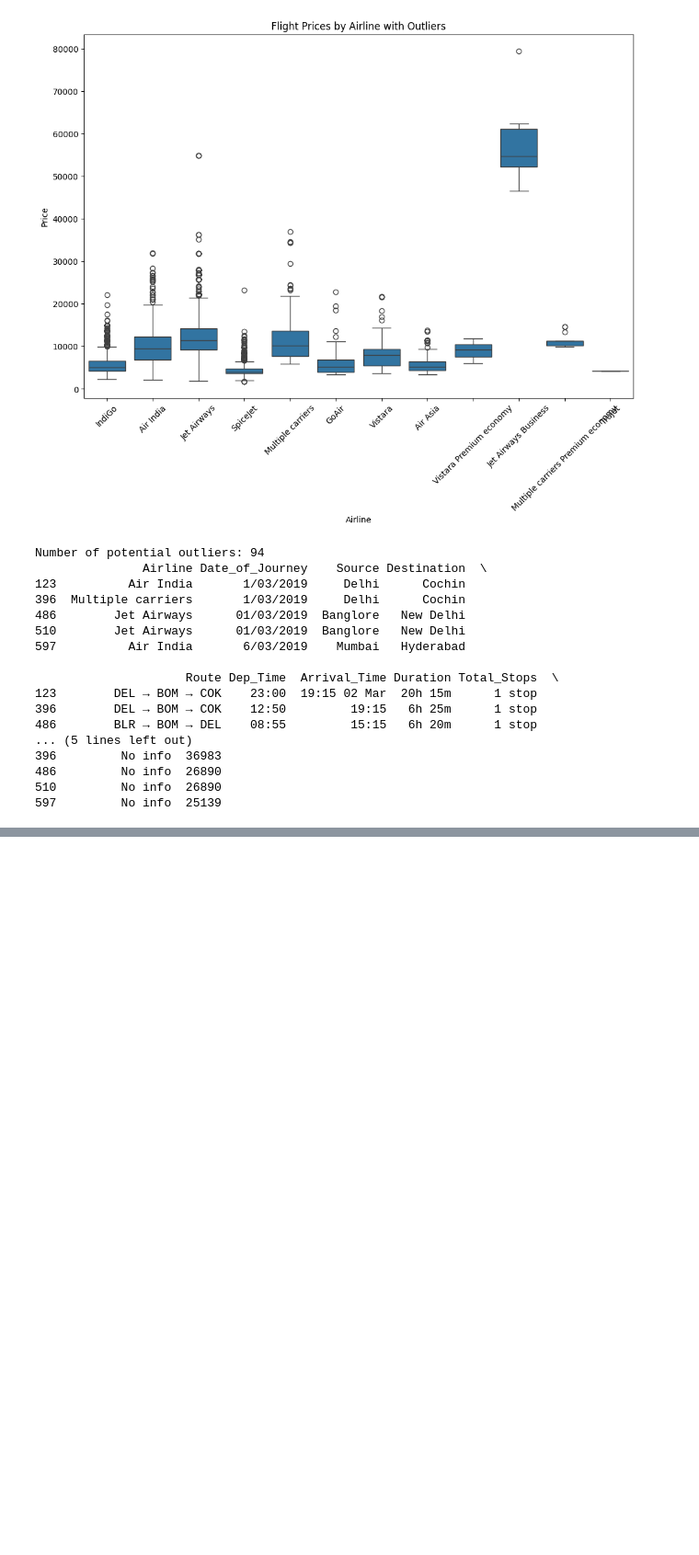
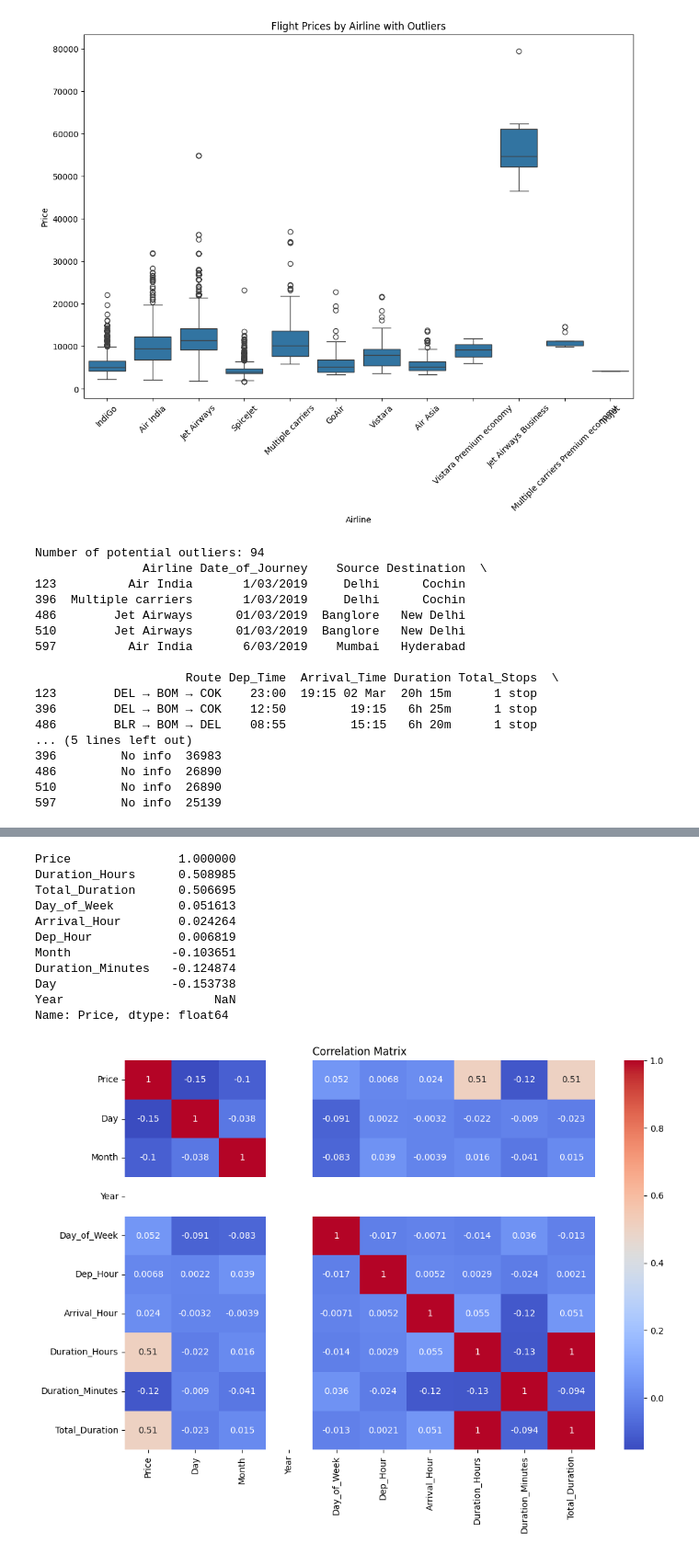
Before and after one commit to kaumil-mg/pyassign, a Jupyter notebook: 25th-March.ipynb, the cells around one changed output, grey strips where cells are left out. Shown at 92% size. Drawn from its saved outputs; the diff is of its cells as text; code cells hidden in the pictures; blank space fills up the shorter version.

```diff
--- a/25th-March.ipynb
+++ b/25th-March.ipynb
@@ -112,0 +259,54 @@ Number of potential outliers: 94
+# %%
+# 1. Correlation Analysis
+# Import necessary libraries
+import pandas as pd
+import numpy as np
+import seaborn as sns
+import matplotlib.pyplot as plt
+
+# Load the dataset
+df = pd.read_excel('datasets/flight_price.xlsx')
+
+# Convert Date_of_Journey to datetime
+df['Date_of_Journey'] = pd.to_datetime(df['Date_of_Journey'], format='%d/%m/%Y')
+
+# Extract day, month, year, and weekday
+df['Day'] = df['Date_of_Journey'].dt.day
+df['Month'] = df['Date_of_Journey'].dt.month
+df['Year'] = df['Date_of_Journey'].dt.year
+df['Day_of_Week'] = df['Date_of_Journey'].dt.dayofweek
+
+# Extract hours from Dep_Time and Arrival_Time
+df['Dep_Hour'] = pd.to_datetime(df['Dep_Time']).dt.hour
+df['Arrival_Hour'] = pd.to_datetime(df['Arrival_Time']).dt.hour
+
+# Convert Duration to total hours
+df['Duration_Hours'] = df['Duration'].str.extract('(\d+)h').astype(float)
+df['Duration_Minutes'] = df['Duration'].str.extract('(\d+)m').astype(float).fillna(0)
+df['Total_Duration'] = df['Duration_Hours'] + df['Duration_Minutes'] / 60
+
+# Select only numerical columns for correlation analysis
+numerical_df = df.select_dtypes(include=['number'])
+
+# Correlation analysis
+correlation_matrix = numerical_df.corr()
+print(correlation_matrix['Price'].sort_values(ascending=False))
+
+# Visualize the correlation matrix
+plt.figure(figsize=(12, 8))
+sns.heatmap(correlation_matrix, annot=True, cmap='coolwarm')
+plt.title('Correlation Matrix')
+plt.show()
+# %% [output]
+Price               1.000000
+Duration_Hours      0.508985
+Total_Duration      0.506695
+Day_of_Week         0.051613
+Arrival_Hour        0.024264
+Dep_Hour            0.006819
+Month              -0.103651
+Duration_Minutes   -0.124874
+Day                -0.153738
+Year                     NaN
+Name: Price, dtype: float64
+[figure, added]
```
Also changed, not shown: parts of 15 cells of this notebook.
